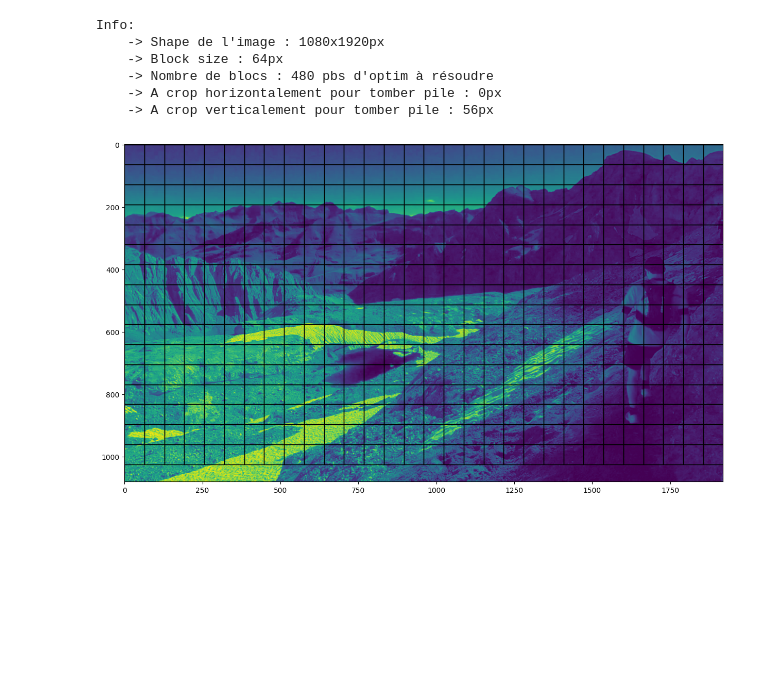
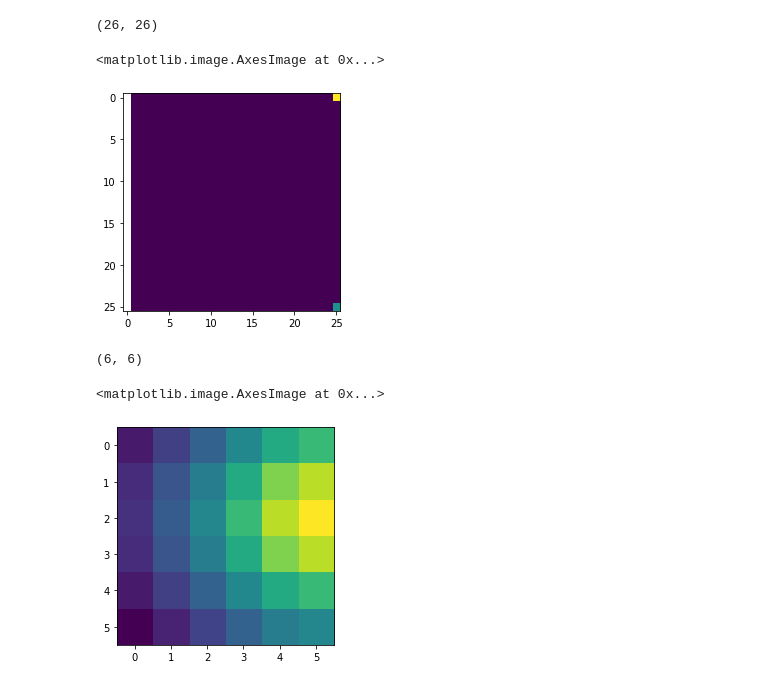
Before and after one commit to pjbenard/MPEG, a Jupyter notebook: labo.ipynb, the cells around one changed output. Drawn from its saved outputs; the diff is of its cells as text; code cells hidden in the pictures; blank space fills up the shorter version.

```diff
--- a/labo.ipynb
+++ b/labo.ipynb
@@ -0,0 +17,32 @@
+# %%
+def visualize_block(img, block_size):
+
+    f = 1 # facteur de recouvrement
+    bs = block_size #plus court pour le code
+    n,m = np.shape(img)
+    fig,ax = plt.subplots(1,1,figsize=(25,15))
+    ax.imshow(img)
+    ncol = int(m // bs )
+    to_crop_horizontal = m % bs
+    nrow = int(n // bs )
+    to_crop_vertical = n % bs
+
+    nb_block = nrow * ncol      # Nombre de blocs dans l'image
+    print(f"Info:\n\
+    -> Shape de l'image : {n}x{m}px\n\
+    -> Block size : {block_size}px\n\
+    -> Nombre de blocs : {nb_block} pbs d'optim à résoudre\n\
+    -> A crop horizontalement pour tomber pile : {to_crop_horizontal}px\n\
+    -> A crop verticalement pour tomber pile : {to_crop_vertical}px\n")
+    for i in range(nrow) :
+        for j in range(ncol) :
+            rect = patches.Rectangle( (j * bs, i * bs), bs, bs,linewidth=1,edgecolor='k',facecolor='none')
+            ax.add_patch(rect)
+    plt.show()
+
+# f,g=get_images(16)
+
+f = cv2.copyMakeBorder( f, 24, 24, 24, 24, cv2.BORDER_CONSTANT)
+# g = cv2.copyMakeBorder( f, 24, 24, 24, 24, cv2.BORDER_CONSTANT)
+
+# np.shape(f)
@@ -118,10 +192,16 @@ Info:
-# %%
-visualize_block(ipred, 64)
-# %% [output]
-Info:
-    -> Shape de l'image : 1080x1920px
-    -> Block size : 64px
-    -> Nombre de blocs : 480 pbs d'optim à résoudre
-    -> A crop horizontalement pour tomber pile : 0px
-    -> A crop verticalement pour tomber pile : 56px
-[figure, removed]
+# %%
+corr = scs.correlate2d(f,g, boundary="symm")
+print(np.shape(corr))
+plt.imshow(corr)
+# %% [output]
+(26, 26)
+<matplotlib.image.AxesImage at 0x...>
+[figure, added]
+# %%
+corr = scs.correlate2d(g,f, mode='valid', boundary="wrap")
+print(np.shape(corr))
+plt.imshow(corr)
+# %% [output]
+(6, 6)
+<matplotlib.image.AxesImage at 0x...>
+[figure, added]
```
Also changed, not shown: parts of 33 cells of this notebook, 1 other file.
